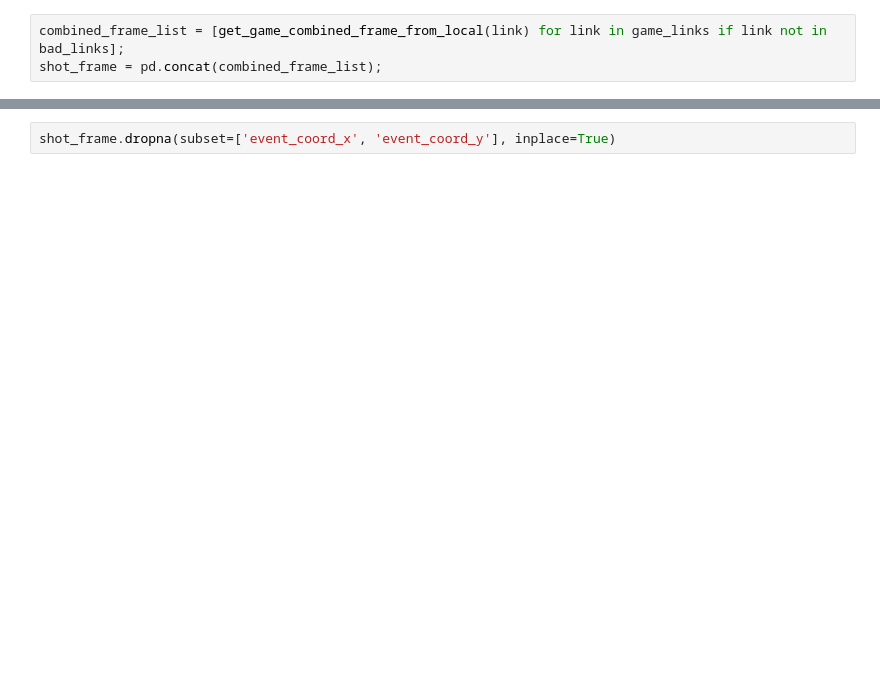
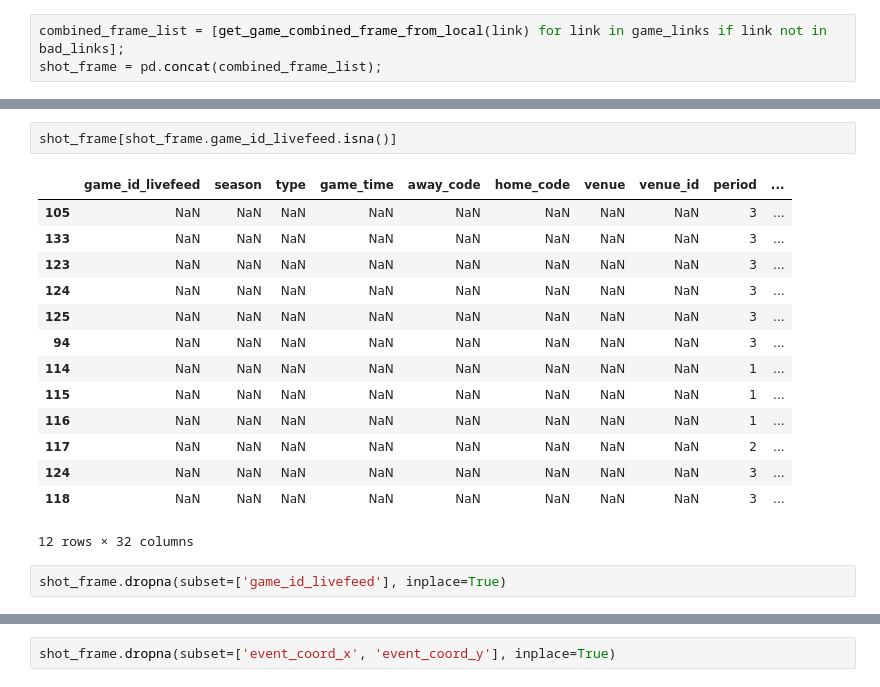
Before and after one commit to nmwodarz/Springboard, a Jupyter notebook: Capstone2/Capstone 2 Data Wrangling.ipynb, the cells around one changed output, grey strips where cells are left out. Cells and saved outputs as stored; diff of their text form; blank space fills up the shorter version.

```diff
--- a/Capstone2/Capstone 2 Data Wrangling.ipynb
+++ b/Capstone2/Capstone 2 Data Wrangling.ipynb
@@ -1522,0 +1551,19 @@ shot_frame = pd.concat(combined_frame_list);
+# %%
+shot_frame[shot_frame.game_id_livefeed.isna()]
+# %% [output]
+|  | game_id_livefeed | season | type | game_time | away_code | home_code | venue | venue_id | period | ... |
+| 105 | NaN | NaN | NaN | NaN | NaN | NaN | NaN | NaN | 3 | ... |
+| 133 | NaN | NaN | NaN | NaN | NaN | NaN | NaN | NaN | 3 | ... |
+| 123 | NaN | NaN | NaN | NaN | NaN | NaN | NaN | NaN | 3 | ... |
+| 124 | NaN | NaN | NaN | NaN | NaN | NaN | NaN | NaN | 3 | ... |
+| 125 | NaN | NaN | NaN | NaN | NaN | NaN | NaN | NaN | 3 | ... |
+| 94 | NaN | NaN | NaN | NaN | NaN | NaN | NaN | NaN | 3 | ... |
+| 114 | NaN | NaN | NaN | NaN | NaN | NaN | NaN | NaN | 1 | ... |
+| 115 | NaN | NaN | NaN | NaN | NaN | NaN | NaN | NaN | 1 | ... |
+| 116 | NaN | NaN | NaN | NaN | NaN | NaN | NaN | NaN | 1 | ... |
+| 117 | NaN | NaN | NaN | NaN | NaN | NaN | NaN | NaN | 2 | ... |
+| 124 | NaN | NaN | NaN | NaN | NaN | NaN | NaN | NaN | 3 | ... |
+| 118 | NaN | NaN | NaN | NaN | NaN | NaN | NaN | NaN | 3 | ... |
+12 rows × 32 columns
+# %%
+shot_frame.dropna(subset=['game_id_livefeed'], inplace=True)
```
Also changed, not shown: parts of 8 cells of this notebook.
